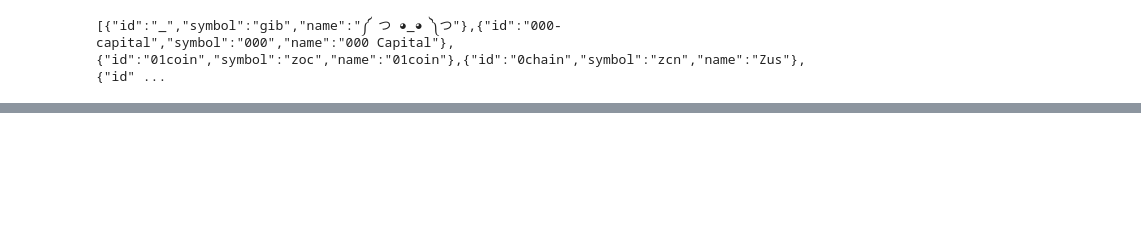
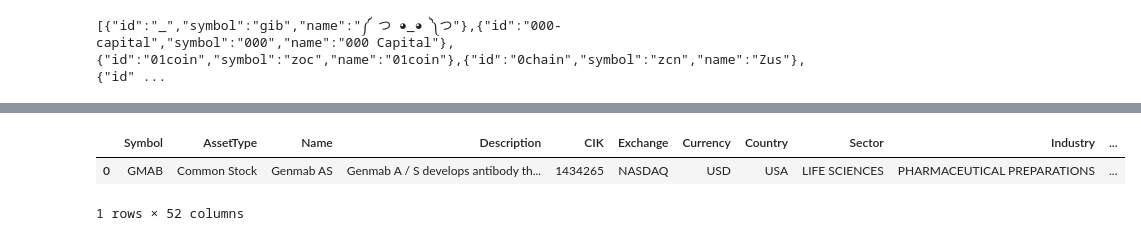
Before and after one commit to SSais/capstone-project, a Jupyter notebook: notebooks/exploratory_anaysis.ipynb, the cells around one changed output, grey strips where cells are left out. Saved outputs shown, nothing was run; the diff lists cells and outputs as text; code cells hidden in the pictures; blank space fills up the shorter version.

```diff
--- a/notebooks/exploratory_anaysis.ipynb
+++ b/notebooks/exploratory_anaysis.ipynb
@@ -40,0 +78,7 @@ df
+# %%
+overview_df = pd.read_csv('../data/raw/gmab-overview.csv')
+overview_df
+# %% [output]
+|  | Symbol | AssetType | Name | Description | CIK | Exchange | Currency | Country | Sector | Industry | ... |
+| 0 | GMAB | Common Stock | Genmab AS | Genmab A / S develops antibody th... | 1434265 | NASDAQ | USD | USA | LIFE SCIENCES | PHARMACEUTICAL PREPARATIONS | ... |
+1 rows × 52 columns
```
Also changed, not shown: parts of 11 cells of this notebook, 6 other files.
